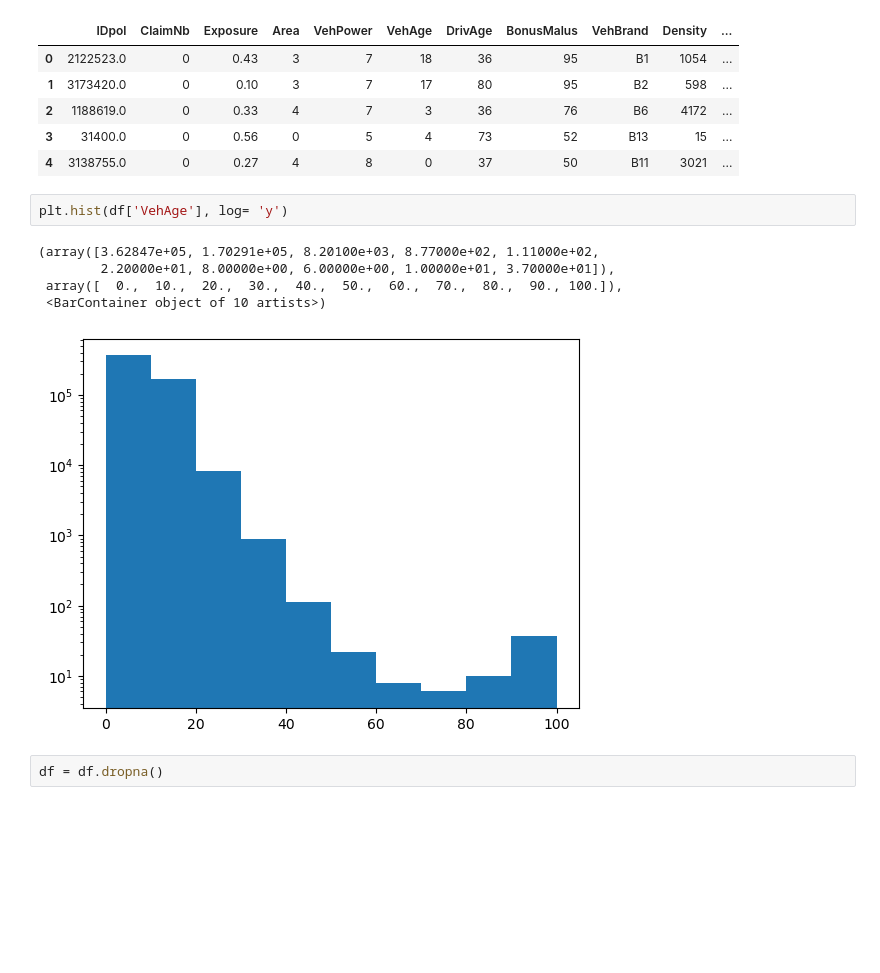
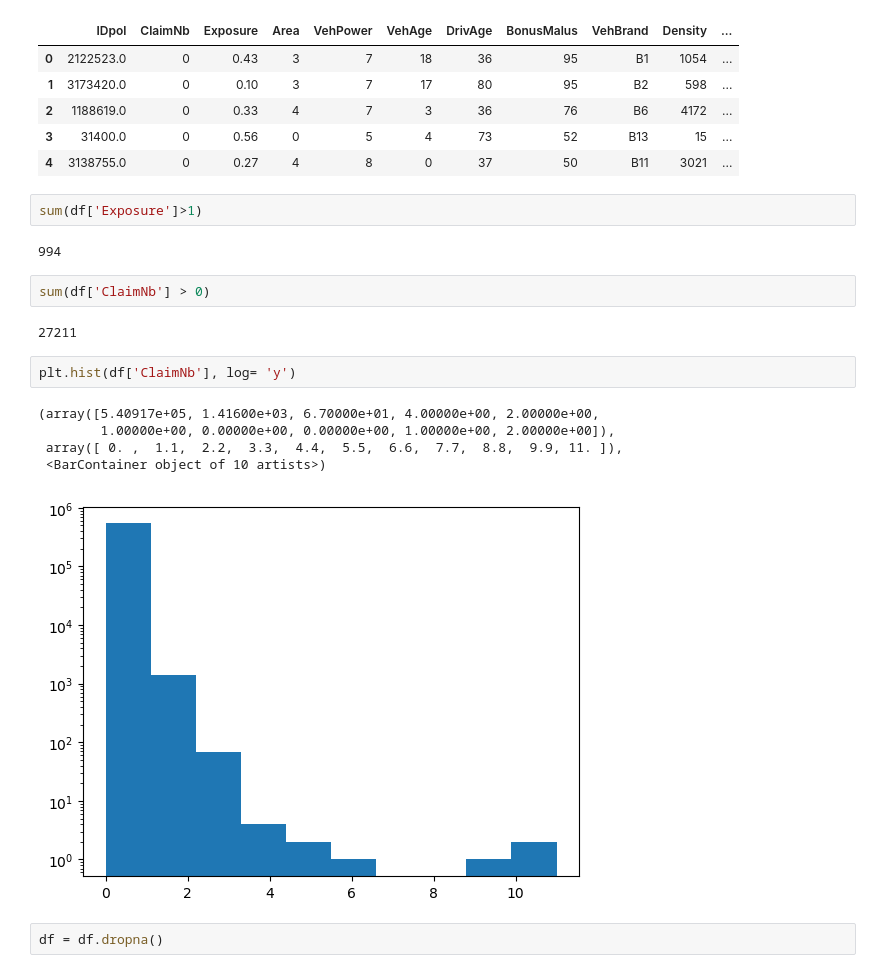
Before and after one commit to radostboyadzhieva/Machine-Learning-Project, a Jupyter notebook: EDA.ipynb, the cells around one changed output. Drawn from its saved outputs; the diff is of its cells as text; blank space fills up the shorter version.

```diff
--- a/EDA.ipynb
+++ b/EDA.ipynb
@@ -39,14 +48,22 @@ df.head()
 | 2 | 1188619.0 | 0 | 0.33 | 4 | 7 | 3 | 36 | 76 | B6 | 4172 | ... |
 | 3 | 31400.0 | 0 | 0.56 | 0 | 5 | 4 | 73 | 52 | B13 | 15 | ... |
 | 4 | 3138755.0 | 0 | 0.27 | 4 | 8 | 0 | 37 | 50 | B11 | 3021 | ... |
+# %%
+sum(df['Exposure']>1)
+# %% [output]
+994
+# %%
+sum(df['ClaimNb'] > 0)
+# %% [output]
+27211
 # %%
-plt.hist(df['VehAge'], log= 'y')
+plt.hist(df['ClaimNb'], log= 'y')
 # %% [output]
-(array([3.62847e+05, 1.70291e+05, 8.20100e+03, 8.77000e+02, 1.11000e+02,
-        2.20000e+01, 8.00000e+00, 6.00000e+00, 1.00000e+01, 3.70000e+01]),
- array([  0.,  10.,  20.,  30.,  40.,  50.,  60.,  70.,  80.,  90., 100.]),
+(array([5.40917e+05, 1.41600e+03, 6.70000e+01, 4.00000e+00, 2.00000e+00,
+        1.00000e+00, 0.00000e+00, 0.00000e+00, 1.00000e+00, 2.00000e+00]),
+ array([ 0. ,  1.1,  2.2,  3.3,  4.4,  5.5,  6.6,  7.7,  8.8,  9.9, 11. ]),
  <BarContainer object of 10 artists>)
-[figure, old version]
+[figure, new version]
 # %%
 df = df.dropna()
 # %%
```
Also changed, not shown: parts of 1 cell of this notebook, 2 other files.
